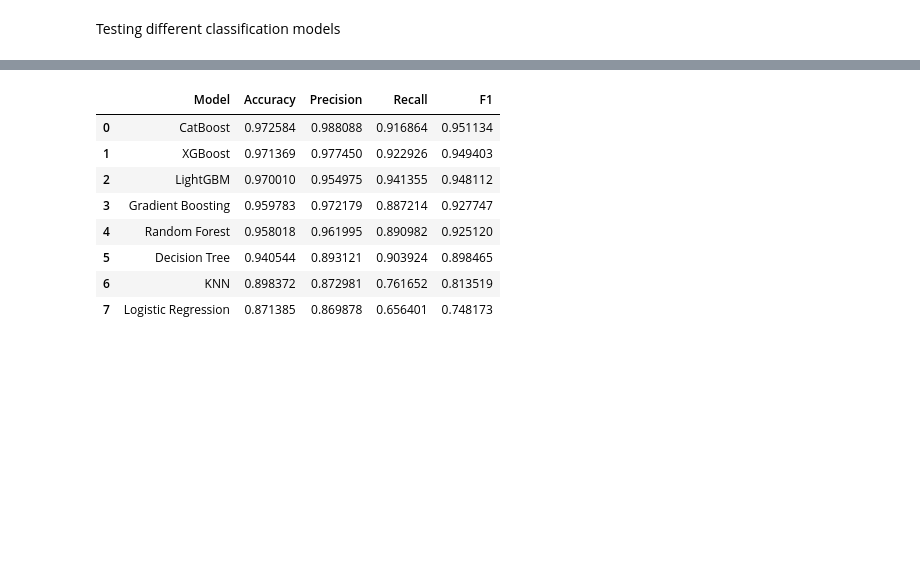
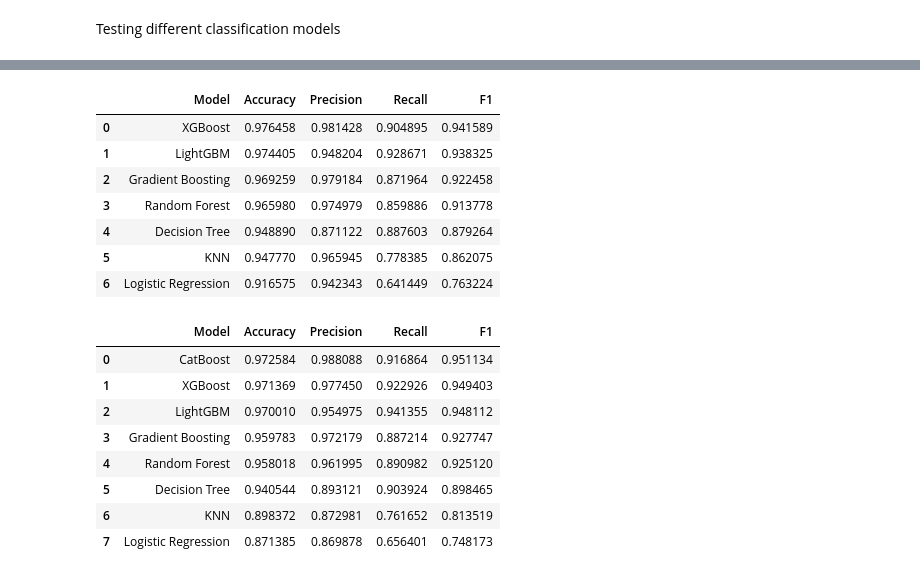
Before and after one commit to ElieTrigano/CRP_VC, a Jupyter notebook: model_v1_cleaned.ipynb, the cells around one changed output, grey strips where cells are left out. Drawn from its saved outputs; the diff is of its cells as text; code cells hidden in the pictures; blank space fills up the shorter version.

```diff
--- a/model_v1_cleaned.ipynb
+++ b/model_v1_cleaned.ipynb
@@ -219,3 +225,5 @@ df.head()
+# %%
+df.drop('USER_SEGMENT', axis=1, inplace=True)
 # %%
 # create a dataframe where the number of NB_PURCHASED is inferior to 3
 df_model_v2 = df_model[df_model['NB_PURCHASED'] <= 3]
@@ -455,8 +463,8 @@ def classification_model_testing(df, X_train, X_test, y_train, y_test):
               'Decision Tree': DecisionTreeClassifier(), 'Random Forest': RandomForestClassifier( n_jobs=-1),
               'Gradient Boosting': GradientBoostingClassifier(),
               'XGBoost': XGBClassifier(verbosity=0, n_jobs=-1, tree_method='gpu_hist', gpu_id=0, random_state=42, objective='binary:logistic'),
-              'LightGBM': LGBMClassifier(boosting_type='gbdt', objective='binary', n_jobs=-1, random_state=42, is_unbalance= True),
-              'CatBoost': CatBoostClassifier(verbose=0, random_state=42, task_type='GPU', eval_metric='F1')}
+              'LightGBM': LGBMClassifier(boosting_type='gbdt', objective='binary', n_jobs=-1, random_state=42, is_unbalance= True)}
+              #'CatBoost': CatBoostClassifier(verbose=0, random_state=42, task_type='GPU', eval_metric='F1')}
 
     df_classification_result = pd.DataFrame(columns=['Model', 'Accuracy', 'Precision', 'Recall', 'F1'])
 
@@ -513,5 +521,16 @@ It took 186.11886882781982 seconds to fit and evaluate the model
 --------------------------------------
 Finished fitting and evaluating all the models
+# %%
+df_classification_result # test only with NB Purchased under 3
+# %% [output]
+|  | Model | Accuracy | Precision | Recall | F1 |
+| 0 | XGBoost | 0.976458 | 0.981428 | 0.904895 | 0.941589 |
+| 1 | LightGBM | 0.974405 | 0.948204 | 0.928671 | 0.938325 |
+| 2 | Gradient Boosting | 0.969259 | 0.979184 | 0.871964 | 0.922458 |
+| 3 | Random Forest | 0.965980 | 0.974979 | 0.859886 | 0.913778 |
+| 4 | Decision Tree | 0.948890 | 0.871122 | 0.887603 | 0.879264 |
+| 5 | KNN | 0.947770 | 0.965945 | 0.778385 | 0.862075 |
+| 6 | Logistic Regression | 0.916575 | 0.942343 | 0.641449 | 0.763224 |
 # %%
 df_classification_result # whole dataset, model_v6
 # %% [output]
```
Also changed, not shown: parts of 7 cells of this notebook.
